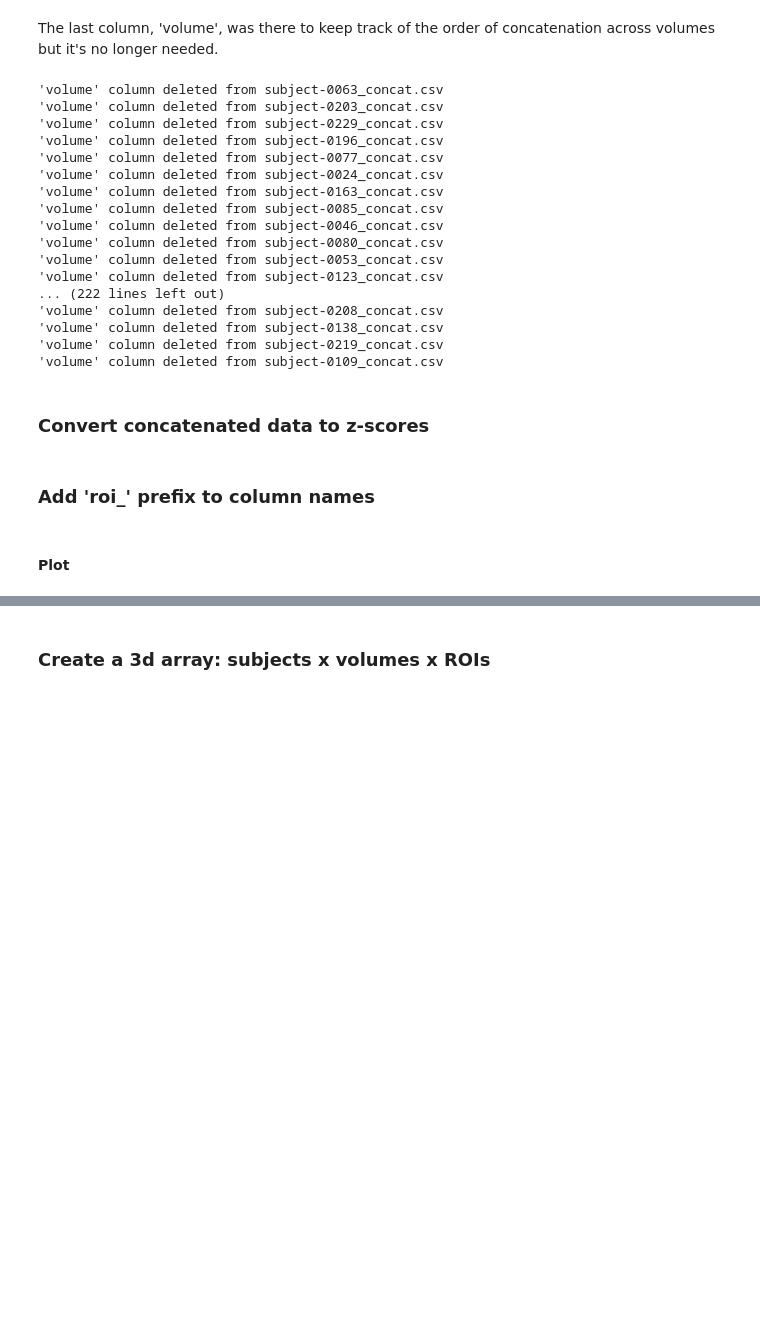
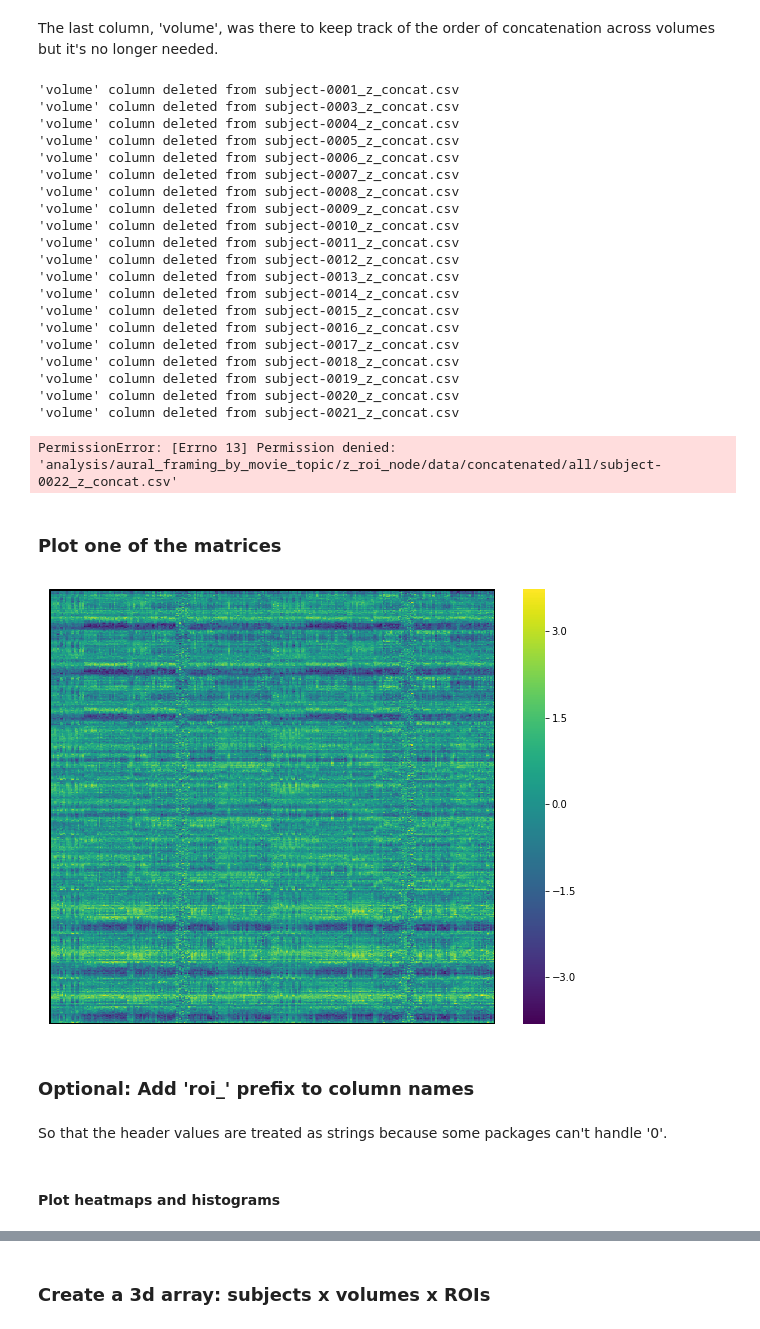
Before and after one commit to christiennedamatac/sps_mfMRI, a Jupyter notebook: inter-subject_correlation_mfMRI_similarity.ipynb, the cells around one changed output, grey strips where cells are left out. Saved outputs shown, nothing was run; the diff lists cells and outputs as text; code cells hidden in the pictures; blank space fills up the shorter version.

```diff
--- a/inter-subject_correlation_mfMRI_similarity.ipynb
+++ b/inter-subject_correlation_mfMRI_similarity.ipynb
@@ -311,10 +612,11 @@ import os
 import pandas as pd
 
 # Directory containing CSV files
-directory_path = output_dir
+directory_path = 'analysis/aural_framing_by_movie_topic/z_roi_node/data/concatenated/all'
 
 # Get a list of all CSV files in the directory
 csv_files = [file for file in os.listdir(directory_path) if file.endswith('.csv')]
+csv_files.sort()
 
 # Iterate through each CSV file
 for csv_file in csv_files:
@@ -325,7 +627,7 @@ for csv_file in csv_files:
 
     # Drop the 'volume' column if it exists
     if 'volume' in df.columns:
-        df.drop(columns=['volume'], inplace=True)
+        df.drop(['volume'], axis=1, inplace=True)  # Use axis=1 or labels=['volume']
 
         # Save the modified DataFrame back to the same CSV file
         df.to_csv(csv_path, index=False, na_rep='NA')  # Set na_rep to handle missing values
@@ -334,22 +636,24 @@ for csv_file in csv_files:
     else:
         print(f"'volume' column not found in {csv_file}")
 # %% [output]
-'volume' column deleted from subject-0063_concat.csv
-'volume' column deleted from subject-0203_concat.csv
-'volume' column deleted from subject-0229_concat.csv
-'volume' column deleted from subject-0196_concat.csv
-'volume' column deleted from subject-0077_concat.csv
-'volume' column deleted from subject-0024_concat.csv
-'volume' column deleted from subject-0163_concat.csv
-'volume' column deleted from subject-0085_concat.csv
-'volume' column deleted from subject-0046_concat.csv
-'volume' column deleted from subject-0080_concat.csv
-'volume' column deleted from subject-0053_concat.csv
-'volume' column deleted from subject-0123_concat.csv
-... (222 lines left out)
-'volume' column deleted from subject-0208_concat.csv
-'volume' column deleted from subject-0138_concat.csv
-'volume' column deleted from subject-0219_concat.csv
-'volume' column deleted from subject-0109_concat.csv
+'volume' column deleted from subject-0001_z_concat.csv
+'volume' column deleted from subject-0003_z_concat.csv
+'volume' column deleted from subject-0004_z_concat.csv
+'volume' column deleted from subject-0005_z_concat.csv
+'volume' column deleted from subject-0006_z_concat.csv
+'volume' column deleted from subject-0007_z_concat.csv
+'volume' column deleted from subject-0008_z_concat.csv
+'volume' column deleted from subject-0009_z_concat.csv
+'volume' column deleted from subject-0010_z_concat.csv
+'volume' column deleted from subject-0011_z_concat.csv
+'volume' column deleted from subject-0012_z_concat.csv
+'volume' column deleted from subject-0013_z_concat.csv
+'volume' column deleted from subject-0014_z_concat.csv
+'volume' column deleted from subject-0015_z_concat.csv
+'volume' column deleted from subject-0016_z_concat.csv
+'volume' column deleted from subject-0017_z_concat.csv
+'volume' column deleted from subject-0018_z_concat.csv
+'volume' column deleted from subject-0019_z_concat.csv
+'volume' column deleted from subject-0020_z_concat.csv
+'volume' column deleted from subject-0021_z_concat.csv
+PermissionError: [Errno 13] Permission denied: 'analysis/aural_framing_by_movie_topic/z_roi_node/data/concatenated/all/subject-0022_z_concat.csv'
-# %% [markdown]
-### Convert concatenated data to z-scores
@@ -394,5 +660,25 @@ print("Z-scores calculated and saved to 'z_scored' directory.")
+# %% [markdown]
+### Plot one of the matrices
+# %%
+import pandas as pd
+import seaborn as sns
+import matplotlib.pyplot as plt
+
+data = pd.read_csv('analysis/aural_framing_by_movie_topic/z_roi_node/data/concatenated/all/subject-0001_z_concat.csv', header=0, index_col=None)
+#data = data.iloc[:, :-1]
+plt.figure(figsize=(10, 8))  # Set the figure size
+ax = sns.heatmap(data, cmap="viridis", cbar=True)
+ax.set_xticks([])
+ax.set_yticks([])
+ax.hlines([0, data.shape[0]], 0, data.shape[1], colors='black', linewidth=3)
+ax.vlines([0, data.shape[1]], 0, data.shape[0], colors='black', linewidth=3)
+plt.show()
+# %% [output]
+[figure, added]
 # %% [markdown]
-### Add 'roi_' prefix to column names
+### Optional: Add 'roi_' prefix to column names
+# %% [markdown]
+So that the header values are treated as strings because some packages can't handle '0'.
 # %%
 import os
 import pandas as pd
@@ -418,4 +704,4 @@ for csv_file in csv_files:
 
 print("Prefix added to column headers in all CSV files.")
 # %% [markdown]
-#### Plot
+#### Plot heatmaps and histograms
```
Also changed, not shown: parts of 52 cells of this notebook.
